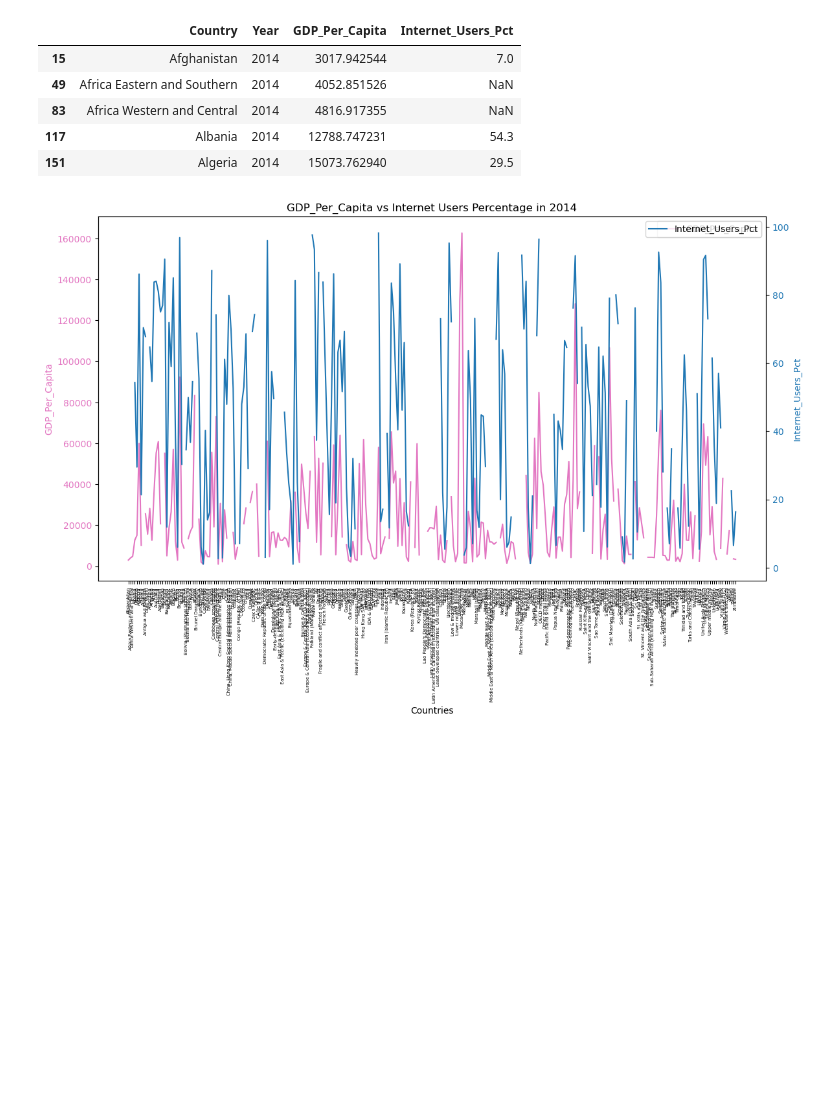
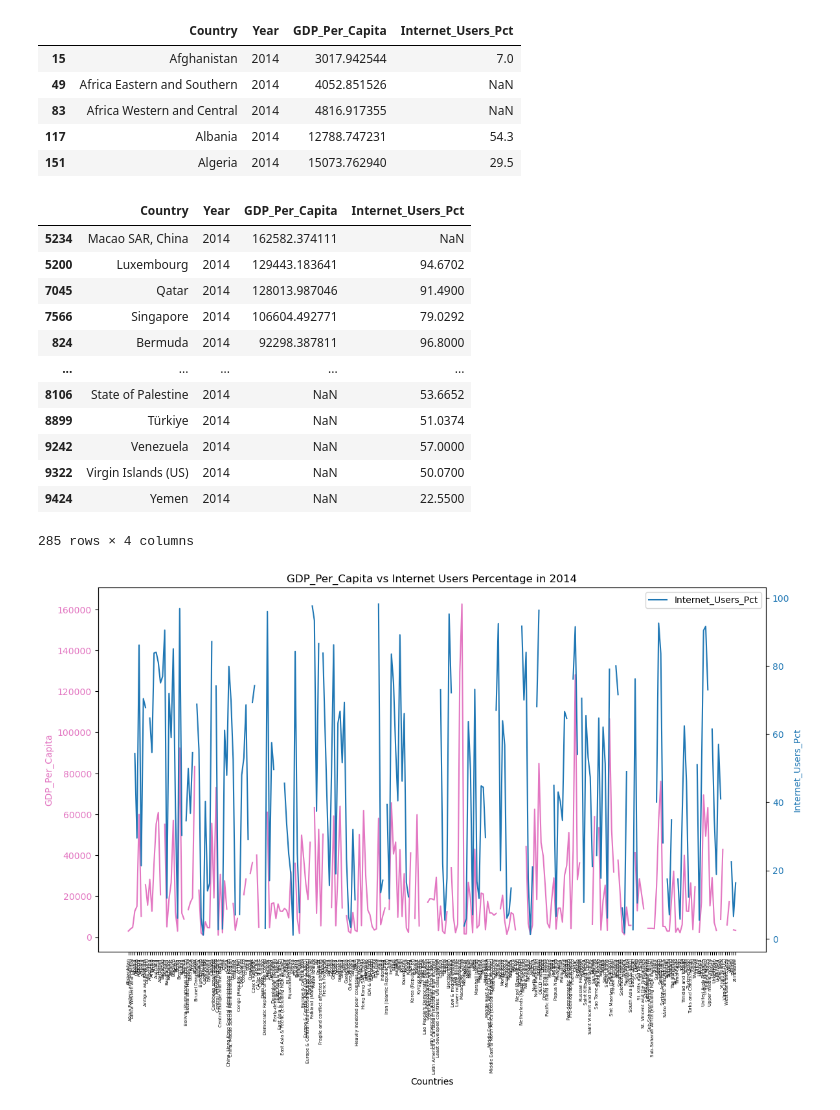
Before and after one commit to NSS-Data-Analytics-Cohort-16/da16-python-gdp-and-internet-use-analysis-janvimehendale, a Jupyter notebook: notebooks/gdp_internetuse.ipynb, the cells around one changed output. Drawn from its saved outputs; the diff is of its cells as text; code cells hidden in the pictures; blank space fills up the shorter version.

```diff
--- a/notebooks/gdp_internetuse.ipynb
+++ b/notebooks/gdp_internetuse.ipynb
@@ -1071,6 +1079,22 @@ gdp_and_internet_use_2014.head()
 | 83 | Africa Western and Central | 2014 | 4816.917355 | NaN |
 | 117 | Albania | 2014 | 12788.747231 | 54.3 |
 | 151 | Algeria | 2014 | 15073.762940 | 29.5 |
+# %%
+gdp_and_internet_use_2014.sort_values("GDP_Per_Capita", ascending=False)
+# %% [output]
+|  | Country | Year | GDP_Per_Capita | Internet_Users_Pct |
+| 5234 | Macao SAR, China | 2014 | 162582.374111 | NaN |
+| 5200 | Luxembourg | 2014 | 129443.183641 | 94.6702 |
+| 7045 | Qatar | 2014 | 128013.987046 | 91.4900 |
+| 7566 | Singapore | 2014 | 106604.492771 | 79.0292 |
+| 824 | Bermuda | 2014 | 92298.387811 | 96.8000 |
+| ... | ... | ... | ... | ... |
+| 8106 | State of Palestine | 2014 | NaN | 53.6652 |
+| 8899 | Türkiye | 2014 | NaN | 51.0374 |
+| 9242 | Venezuela | 2014 | NaN | 57.0000 |
+| 9322 | Virgin Islands (US) | 2014 | NaN | 50.0700 |
+| 9424 | Yemen | 2014 | NaN | 22.5500 |
+285 rows × 4 columns
 # %%
 # 23. Create a plot which compares Internet Users Percentage and GDP per Capita for the year 2014.
 
```
Also changed, not shown: parts of 4 cells of this notebook.
